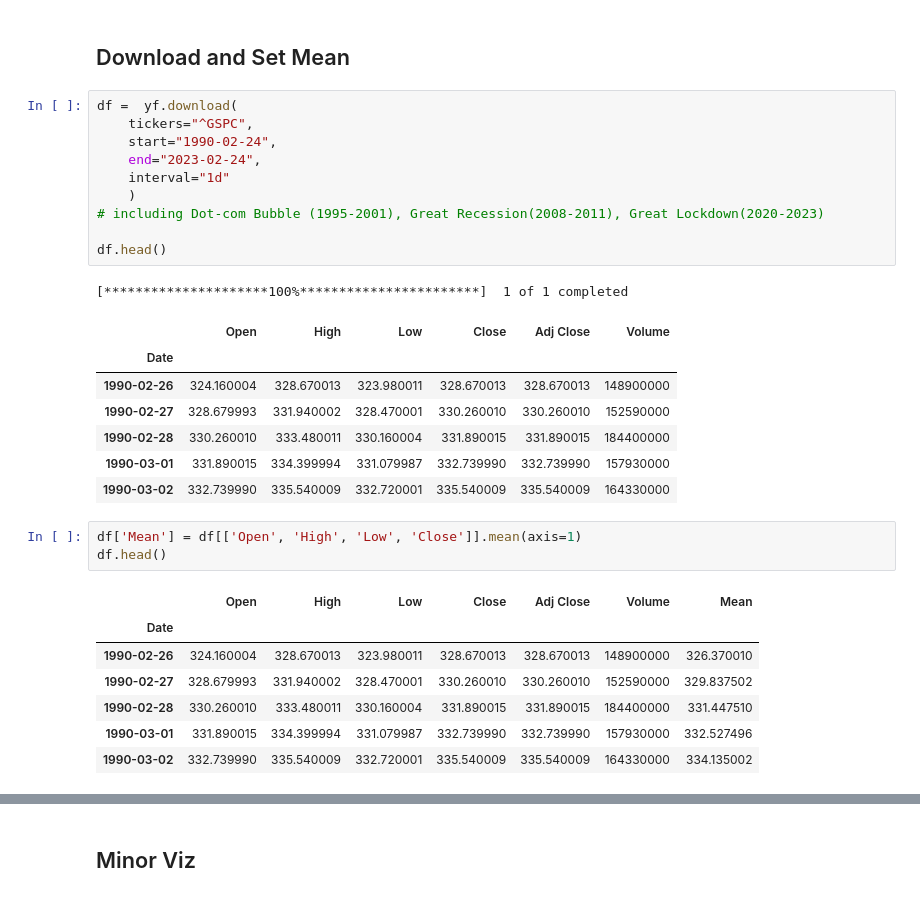
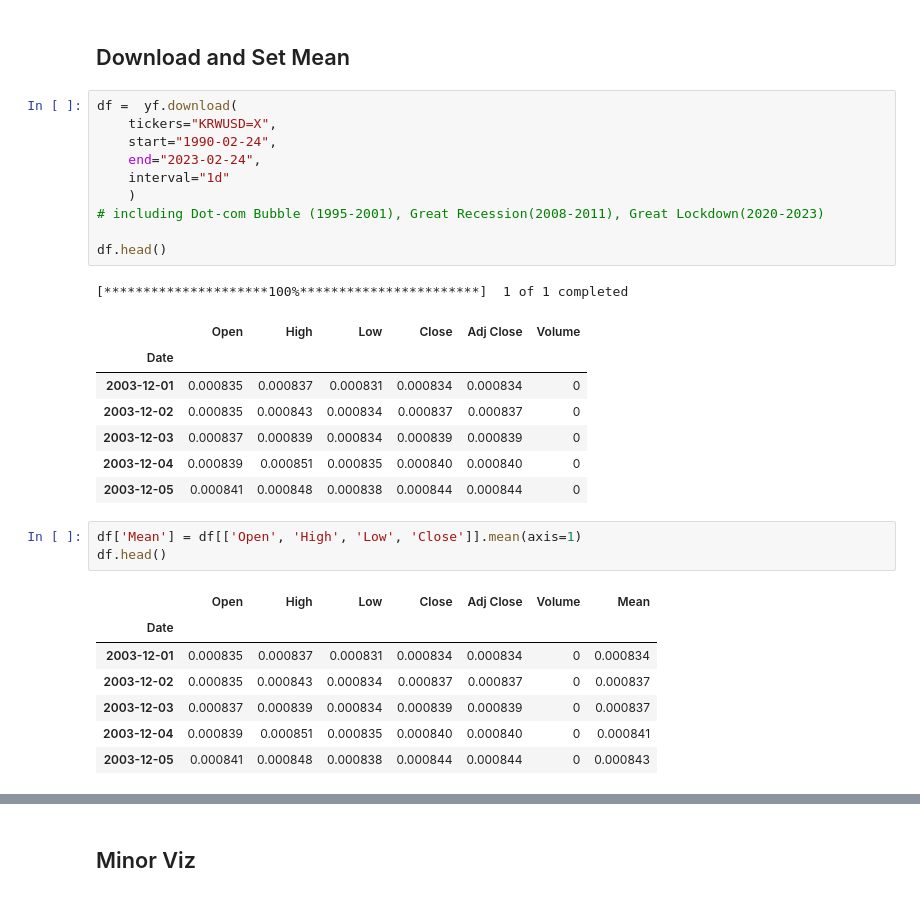
Before and after one commit to SOL1archive/Fin-Data-Denoising, a Jupyter notebook: yahoo-fin-load.ipynb, the cells around one changed output, grey strips where cells are left out. Saved outputs shown, nothing was run; the diff lists cells and outputs as text.

```diff
--- a/yahoo-fin-load.ipynb
+++ b/yahoo-fin-load.ipynb
@@ -7,32 +7,32 @@ from yahoo_fin_api import load_df
 ## Download and Set Mean
 # %%
 df =  yf.download(
-    tickers="^GSPC",
+    tickers="KRWUSD=X",
     start="1990-02-24",
     end="2023-02-24",
     interval="1d"
     )
 # including Dot-com Bubble (1995-2001), Great Recession(2008-2011), Great Lockdown(2020-2023)
 
 df.head()
 # %% [output]
 [*********************100%***********************]  1 of 1 completed
 |  | Open | High | Low | Close | Adj Close | Volume |
 | Date |  |  |  |  |  |  |
-| 1990-02-26 | 324.160004 | 328.670013 | 323.980011 | 328.670013 | 328.670013 | 148900000 |
-| 1990-02-27 | 328.679993 | 331.940002 | 328.470001 | 330.260010 | 330.260010 | 152590000 |
-| 1990-02-28 | 330.260010 | 333.480011 | 330.160004 | 331.890015 | 331.890015 | 184400000 |
-| 1990-03-01 | 331.890015 | 334.399994 | 331.079987 | 332.739990 | 332.739990 | 157930000 |
-| 1990-03-02 | 332.739990 | 335.540009 | 332.720001 | 335.540009 | 335.540009 | 164330000 |
+| 2003-12-01 | 0.000835 | 0.000837 | 0.000831 | 0.000834 | 0.000834 | 0 |
+| 2003-12-02 | 0.000835 | 0.000843 | 0.000834 | 0.000837 | 0.000837 | 0 |
+| 2003-12-03 | 0.000837 | 0.000839 | 0.000834 | 0.000839 | 0.000839 | 0 |
+| 2003-12-04 | 0.000839 | 0.000851 | 0.000835 | 0.000840 | 0.000840 | 0 |
+| 2003-12-05 | 0.000841 | 0.000848 | 0.000838 | 0.000844 | 0.000844 | 0 |
 # %%
 df['Mean'] = df[['Open', 'High', 'Low', 'Close']].mean(axis=1)
 df.head()
 # %% [output]
 |  | Open | High | Low | Close | Adj Close | Volume | Mean |
 | Date |  |  |  |  |  |  |  |
-| 1990-02-26 | 324.160004 | 328.670013 | 323.980011 | 328.670013 | 328.670013 | 148900000 | 326.370010 |
-| 1990-02-27 | 328.679993 | 331.940002 | 328.470001 | 330.260010 | 330.260010 | 152590000 | 329.837502 |
-| 1990-02-28 | 330.260010 | 333.480011 | 330.160004 | 331.890015 | 331.890015 | 184400000 | 331.447510 |
-| 1990-03-01 | 331.890015 | 334.399994 | 331.079987 | 332.739990 | 332.739990 | 157930000 | 332.527496 |
-| 1990-03-02 | 332.739990 | 335.540009 | 332.720001 | 335.540009 | 335.540009 | 164330000 | 334.135002 |
+| 2003-12-01 | 0.000835 | 0.000837 | 0.000831 | 0.000834 | 0.000834 | 0 | 0.000834 |
+| 2003-12-02 | 0.000835 | 0.000843 | 0.000834 | 0.000837 | 0.000837 | 0 | 0.000837 |
+| 2003-12-03 | 0.000837 | 0.000839 | 0.000834 | 0.000839 | 0.000839 | 0 | 0.000837 |
+| 2003-12-04 | 0.000839 | 0.000851 | 0.000835 | 0.000840 | 0.000840 | 0 | 0.000841 |
+| 2003-12-05 | 0.000841 | 0.000848 | 0.000838 | 0.000844 | 0.000844 | 0 | 0.000843 |
 # %%
```
Also changed, not shown: parts of 3 cells of this notebook, 3 other files.
